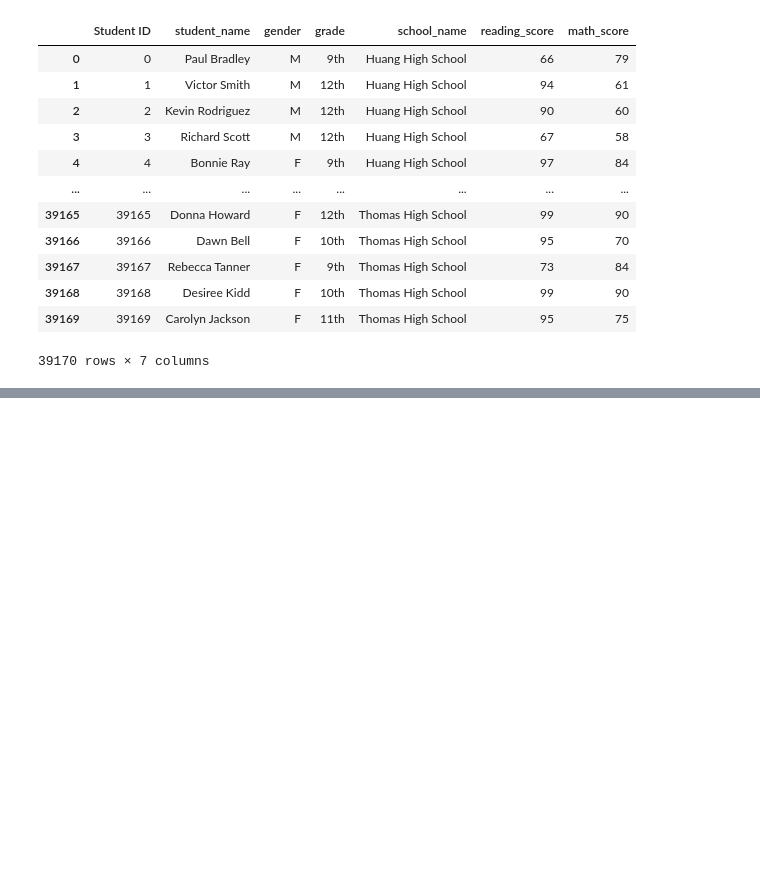
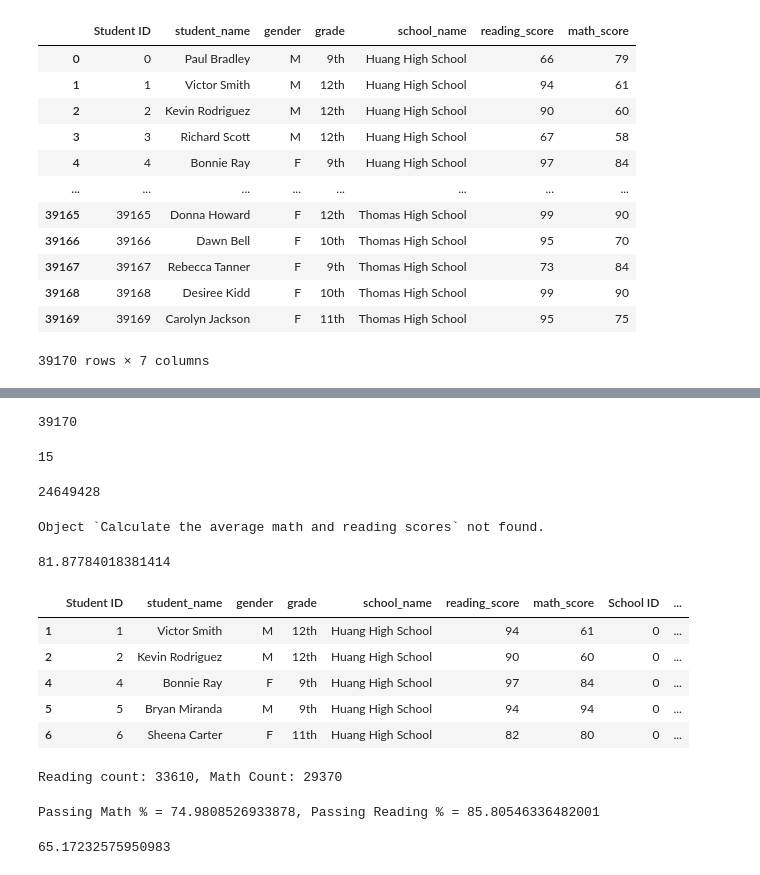
Before and after one commit to pbandi2020/School_District_Analysis, a Jupyter notebook: PyCitySchools.ipynb, the cells around one changed output, grey strips where cells are left out. Drawn from its saved outputs; the diff is of its cells as text; code cells hidden in the pictures; blank space fills up the shorter version.

```diff
--- a/PyCitySchools.ipynb
+++ b/PyCitySchools.ipynb
@@ -138,0 +167,77 @@ student_data_df
+# %%
+#get student count
+
+student_count = school_merged_df["Student ID"].count()
+student_count
+# %% [output]
+39170
+# %%
+#calculate the number of schools
+school_count = len(school_data_df["school_name"].unique())
+school_count
+# %% [output]
+15
+# %%
+# calcuate the total budget for the all schools
+total_budget = school_data_df["budget"].sum()
+total_budget
+# %% [output]
+24649428
+# %%
+?Calculate the average math and reading scores
+
+average_math_score = school_merged_df["math_score"].mean()
+average_math_score
+
+average_reading_score = school_merged_df["reading_score"].mean()
+average_reading_score
+# %% [output]
+Object `Calculate the average math and reading scores` not found.
+81.87784018381414
+# %%
+# build a list of passing math and readding grades
+passing_math = school_merged_df[school_merged_df["math_score"] >= 70]
+passing_reading = school_merged_df[school_merged_df["reading_score"] >= 70]
+
+# passing_math.head()
+passing_reading.head()
+# %% [output]
+|  | Student ID | student_name | gender | grade | school_name | reading_score | math_score | School ID | ... |
+| 1 | 1 | Victor Smith | M | 12th | Huang High School | 94 | 61 | 0 | ... |
+| 2 | 2 | Kevin Rodriguez | M | 12th | Huang High School | 90 | 60 | 0 | ... |
+| 4 | 4 | Bonnie Ray | F | 9th | Huang High School | 97 | 84 | 0 | ... |
+| 5 | 5 | Bryan Miranda | M | 9th | Huang High School | 94 | 94 | 0 | ... |
+| 6 | 6 | Sheena Carter | F | 11th | Huang High School | 82 | 80 | 0 | ... |
+# %%
+# Calculate the number of students passing math.
+passing_math_count = passing_math["student_name"].count()
+
+# Calculate the number of students passing reading.
+passing_reading_count = passing_reading["student_name"].count()
+print(f"Reading count: {passing_reading_count}, Math Count: {passing_math_count}")
+# %% [output]
+Reading count: 33610, Math Count: 29370
+# %%
+# Calculate the percent that passed math.
+passing_math_percentage = passing_math_count / float(student_count) * 100
+
+# Calculate the percent that passed reading.
+passing_reading_percentage = passing_reading_count / float(student_count) * 100
+
+print(f"Passing Math % = {passing_math_percentage}, Passing Reading % = {passing_reading_percentage}")
+# %% [output]
+Passing Math % = 74.9808526933878, Passing Reading % = 85.80546336482001
+# %%
+# Calculate the students who passed both math and reading.
+passing_math_reading = school_merged_df[(school_merged_df["math_score"] >= 70) & (school_merged_df["reading_score"] >= 70)]
+
+# passing_math_reading.head()
+
+overall_passing_math_reading_count = passing_math_reading["student_name"].count()
+overall_passing_math_reading_count
+
+# Calculate the overall passing percentage.
+overall_passing_percentage = overall_passing_math_reading_count / float(student_count) * 100
+overall_passing_percentage
+# %% [output]
+65.17232575950983
```
Also changed, not shown: parts of 8 cells of this notebook.
